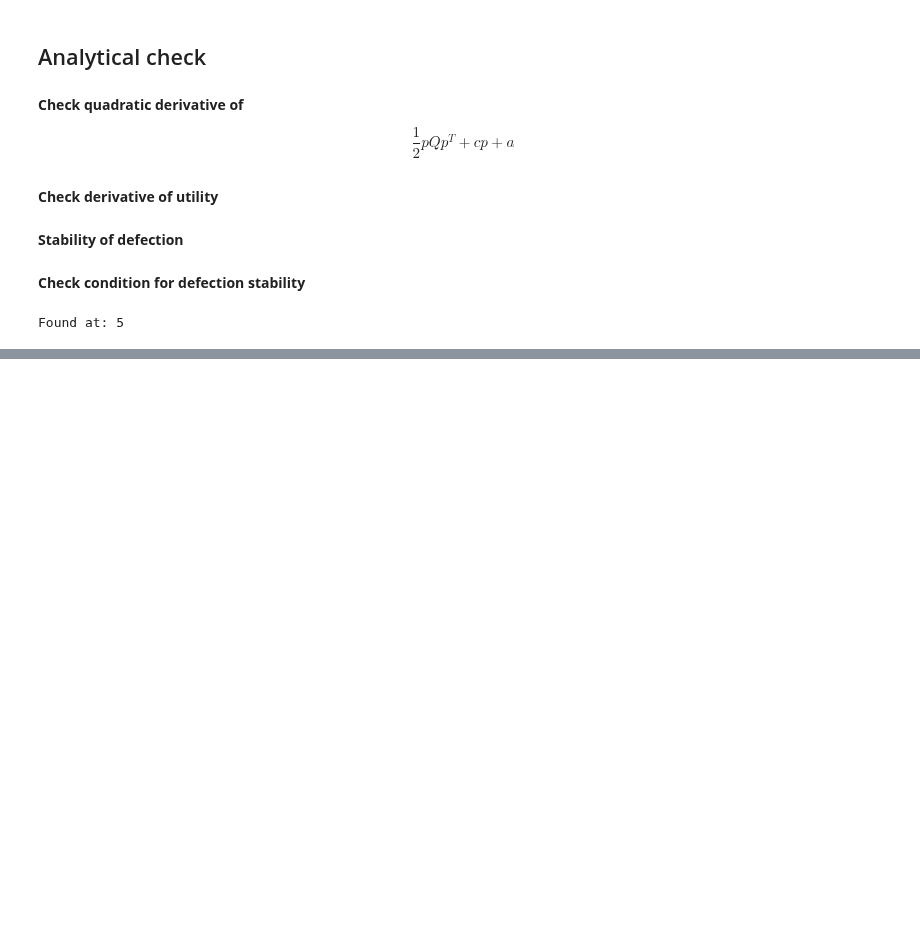
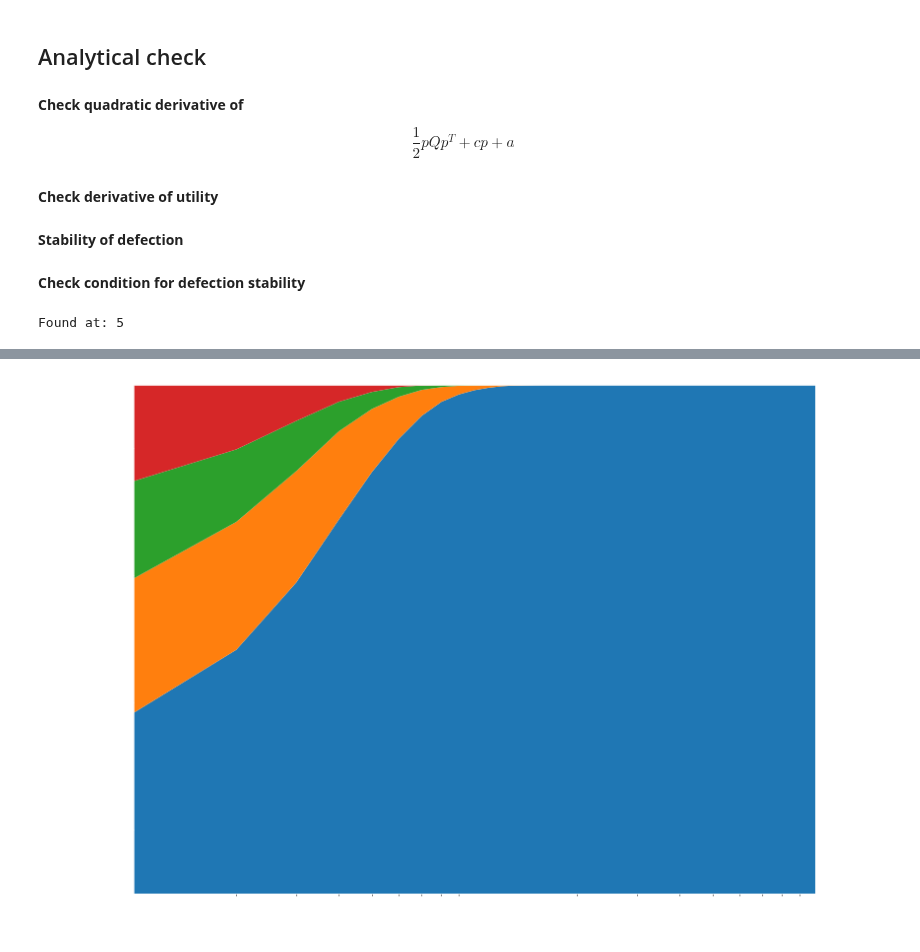
Before and after one commit to Nikoleta-v3/Memory-size-in-the-prisoners-dilemma, a Jupyter notebook: nbs/2. Stability of defection.ipynb, the cells around one changed output, grey strips where cells are left out. Cells and saved outputs as stored; diff of their text form; code cells hidden in the pictures; blank space fills up the shorter version.

```diff
--- a/nbs/2. Stability of defection.ipynb
+++ b/nbs/2. Stability of defection.ipynb
@@ -237,5 +241,7 @@ tournament = axl.Tournament(defection_stable_opponents_set)
 results = tournament.play(progress_bar=False)
 eco = axl.Ecosystem(results)
 eco.reproduce(500)
+# %%
+color = '#ffffff'
 # %%
 plot = axl.Plot(results)
@@ -245 +251,66 @@ p = stackplot(plot, eco,)
+# %%
+populations = eco.population_sizes
+turns = range(len(populations))
+pops = [
+    [populations[iturn][ir] for iturn in turns]
+    for ir in plot.result_set.ranking
+]
+# %%
+figure, ax = plt.subplots(figsize=(10, 8))
+
+ax.stackplot(turns, *pops)
+ax.yaxis.tick_left()
+ax.yaxis.set_label_position("right")
+ax.yaxis.labelpad = 25.0
+
+ax.set_ylim([0.0, 1.0])
+# ax.set_ylabel("Relative population size", fontweight='bold', color=color)
+ax.set_xlabel("Turn", fontweight='bold', color=color)
+
+trans = transforms.blended_transform_factory(ax.transAxes, ax.transData)
+
+ticks = []
+for i, n in enumerate(plot.result_set.ranked_names):
+    x = -0.01
+    y = (i + 0.5) * 1 / plot.result_set.num_players
+    if n != 'Defector':
+        opponent_strings = (n.split(':')[1].replace('[', '').replace(']', '')).split(",")
+        opponent = [Fraction(float(op)).limit_denominator() for op in opponent_strings]
+        label = '$q^{(%s)}$'% i
+        n = label
+    ax.annotate(
+        n,
+        xy=(x, y),
+        xycoords=trans,
+        clip_on=False,
+        va="center",
+        ha="right",
+        fontsize=17,
+        color=color
+    )
+    ticks.append(y)
+ax.set_yticks(ticks)
+ax.tick_params(direction="out")
+ax.set_yticklabels([])
+ax.set_xscale("log")
+
+ax.spines['bottom'].set_color(color)
+ax.spines['top'].set_color(color)
+ax.spines['right'].set_color(color)
+ax.spines['left'].set_color(color)
+
+ax.tick_params(axis='x', colors=color)
+ax.tick_params(axis='y', colors=color)
+
+for tick in ax.yaxis.get_majorticklabels():  # example for xaxis
+    tick.set_fontsize(20)
+
+plt.tight_layout()
+plt.xlim(0, 10 **2);
+
+figure.savefig('/Users/storm/src/talks/talks/2020-02-26-Max-Planck/static/population_defection_takes_over.png',
+            bbox_inches='tight',
+            transparent=True, dpi=100)
+# %% [output]
+[figure, added]
 # %%
```
Also changed, not shown: parts of 6 cells of this notebook, 3 other files.
